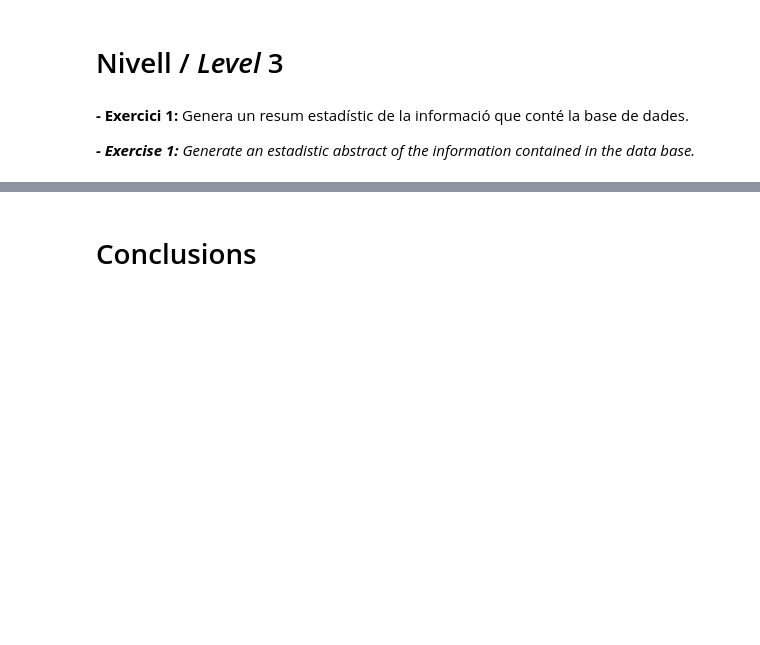
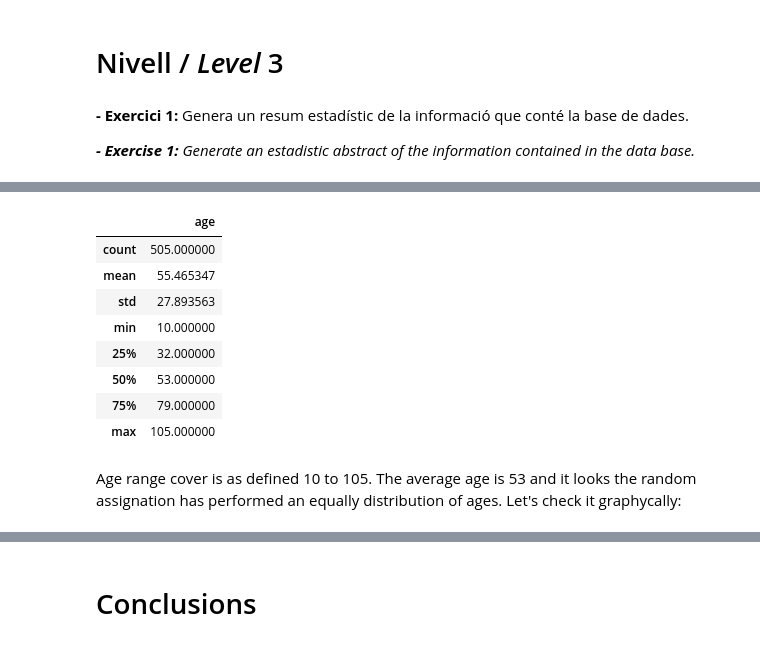
Before and after one commit to MarkusHumetus/Bases_de_dades_NoSQL, a Jupyter notebook: S14_T01_Bases de dades no relacionals.ipynb, the cells around one changed output, grey strips where cells are left out. Drawn from its saved outputs; the diff is of its cells as text; code cells hidden in the pictures; blank space fills up the shorter version.

```diff
--- a/S14_T01_Bases de dades no relacionals.ipynb
+++ b/S14_T01_Bases de dades no relacionals.ipynb
@@ -223,0 +265,14 @@ df_all
+# %%
+df_all.describe()
+# %% [output]
+|  | age |
+| count | 505.000000 |
+| mean | 55.465347 |
+| std | 27.893563 |
+| min | 10.000000 |
+| 25% | 32.000000 |
+| 50% | 53.000000 |
+| 75% | 79.000000 |
+| max | 105.000000 |
+# %% [markdown]
+Age range cover is as defined 10 to 105. The average age is 53 and it looks the random assignation has performed an equally distribution of ages. Let's check it graphycally:
```
Also changed, not shown: parts of 11 cells of this notebook, 1 other file.
